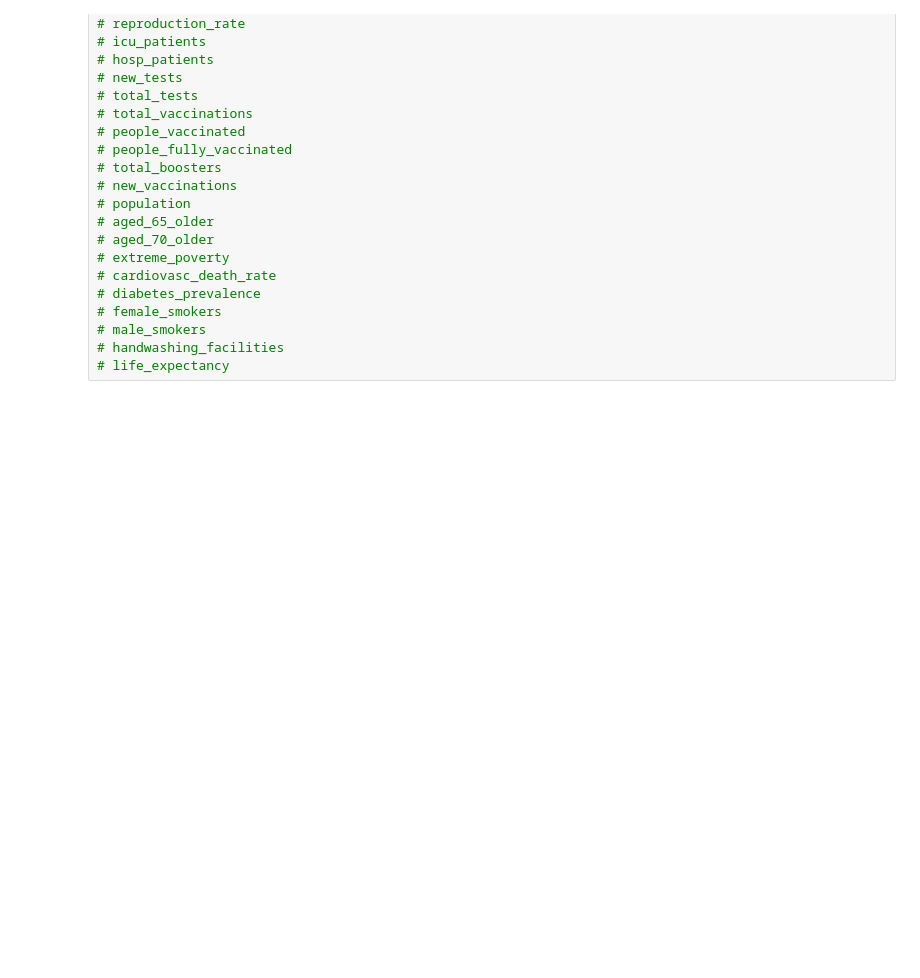
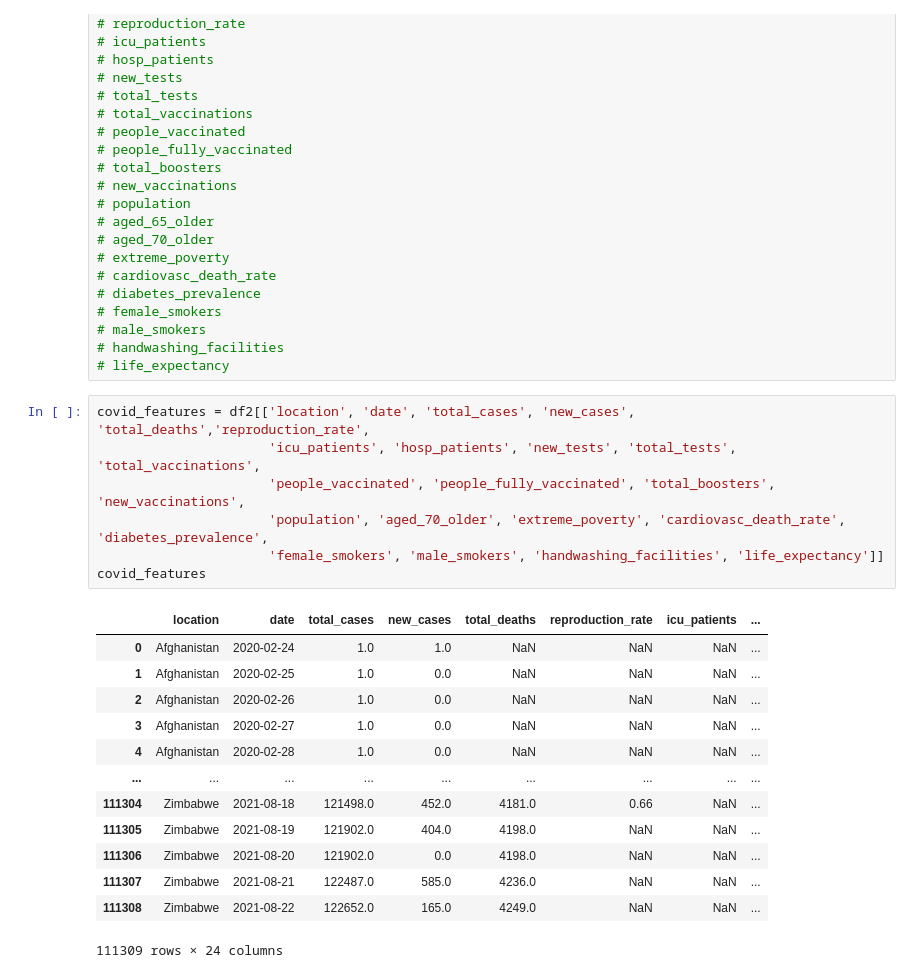
Before and after one commit to snkty8/Test_COVID_Project, a Jupyter notebook: ETL_COVID_dataset.ipynb, the cells around one changed output. Cells and saved outputs as stored; diff of their text form; blank space fills up the shorter version.

```diff
--- a/ETL_COVID_dataset.ipynb
+++ b/ETL_COVID_dataset.ipynb
@@ -157,3 +157,24 @@ array(['Afghanistan', 'Africa', 'Albania', 'Algeria', 'Andorra', 'Angola',
 # male_smokers
 # handwashing_facilities
 # life_expectancy
+# %%
+covid_features = df2[['location', 'date', 'total_cases', 'new_cases', 'total_deaths','reproduction_rate',
+                      'icu_patients', 'hosp_patients', 'new_tests', 'total_tests', 'total_vaccinations',
+                      'people_vaccinated', 'people_fully_vaccinated', 'total_boosters', 'new_vaccinations',
+                      'population', 'aged_70_older', 'extreme_poverty', 'cardiovasc_death_rate', 'diabetes_prevalence',
+                      'female_smokers', 'male_smokers', 'handwashing_facilities', 'life_expectancy']]
+covid_features
+# %% [output]
+|  | location | date | total_cases | new_cases | total_deaths | reproduction_rate | icu_patients | ... |
+| 0 | Afghanistan | 2020-02-24 | 1.0 | 1.0 | NaN | NaN | NaN | ... |
+| 1 | Afghanistan | 2020-02-25 | 1.0 | 0.0 | NaN | NaN | NaN | ... |
+| 2 | Afghanistan | 2020-02-26 | 1.0 | 0.0 | NaN | NaN | NaN | ... |
+| 3 | Afghanistan | 2020-02-27 | 1.0 | 0.0 | NaN | NaN | NaN | ... |
+| 4 | Afghanistan | 2020-02-28 | 1.0 | 0.0 | NaN | NaN | NaN | ... |
+| ... | ... | ... | ... | ... | ... | ... | ... | ... |
+| 111304 | Zimbabwe | 2021-08-18 | 121498.0 | 452.0 | 4181.0 | 0.66 | NaN | ... |
+| 111305 | Zimbabwe | 2021-08-19 | 121902.0 | 404.0 | 4198.0 | NaN | NaN | ... |
+| 111306 | Zimbabwe | 2021-08-20 | 121902.0 | 0.0 | 4198.0 | NaN | NaN | ... |
+| 111307 | Zimbabwe | 2021-08-21 | 122487.0 | 585.0 | 4236.0 | NaN | NaN | ... |
+| 111308 | Zimbabwe | 2021-08-22 | 122652.0 | 165.0 | 4249.0 | NaN | NaN | ... |
+111309 rows × 24 columns
```
